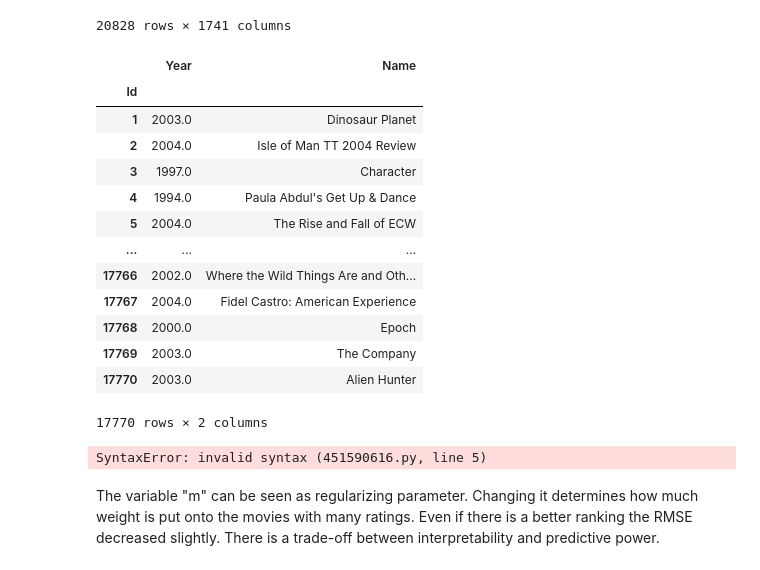
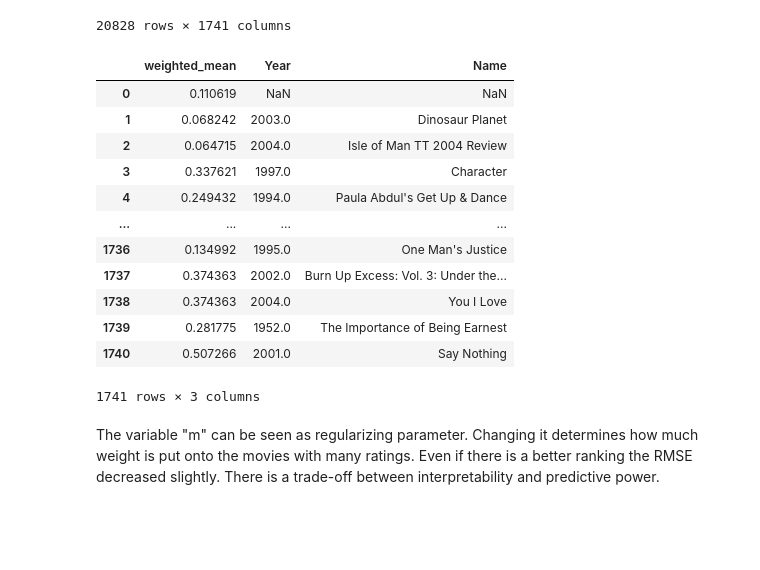
Before and after one commit to AndreyMLbootcamp/mec-mini-projects, a Jupyter notebook: mec-17.4.1-recommendation-systems-mini-project/Mini_Project_Recommendation_Systems.ipynb, the cells around one changed output. Saved outputs shown, nothing was run; the diff lists cells and outputs as text; code cells hidden in the pictures; blank space fills up the shorter version.

```diff
--- a/mec-17.4.1-recommendation-systems-mini-project/Mini_Project_Recommendation_Systems.ipynb
+++ b/mec-17.4.1-recommendation-systems-mini-project/Mini_Project_Recommendation_Systems.ipynb
@@ -491,28 +490,24 @@ df_p
 # %%
 # Weighted formula to compute the weighted rating
 weighted_score = (v/(v+m))* R+(m/(v+m)) * 𝐶
-# %%
-movie_titles
-# %% [output]
-|  | Year | Name |
-| Id |  |  |
-| 1 | 2003.0 | Dinosaur Planet |
-| 2 | 2004.0 | Isle of Man TT 2004 Review |
-| 3 | 1997.0 | Character |
-| 4 | 1994.0 | Paula Abdul's Get Up & Dance |
-| 5 | 2004.0 | The Rise and Fall of ECW |
-| ... | ... | ... |
-| 17766 | 2002.0 | Where the Wild Things Are and Oth... |
-| 17767 | 2004.0 | Fidel Castro: American Experience |
-| 17768 | 2000.0 | Epoch |
-| 17769 | 2003.0 | The Company |
-| 17770 | 2003.0 | Alien Hunter |
-17770 rows × 2 columns
 # %%
 # convert weighted_score into a dataframe
-weighted_mean = pd.DataFrame(weighted_score)
+weighted_mean = pd.DataFrame(weighted_score, columns=['weighted_mean'])
 weighted_mean
 # Combine the aggregated dataframes (wighted_mean & movie_titles)
-combined_df =
+combined_df = weighted_mean.join(movie_titles)
+combined_df
 # %% [output]
+|  | weighted_mean | Year | Name |
+| 0 | 0.110619 | NaN | NaN |
+| 1 | 0.068242 | 2003.0 | Dinosaur Planet |
+| 2 | 0.064715 | 2004.0 | Isle of Man TT 2004 Review |
+| 3 | 0.337621 | 1997.0 | Character |
+| 4 | 0.249432 | 1994.0 | Paula Abdul's Get Up & Dance |
+| ... | ... | ... | ... |
+| 1736 | 0.134992 | 1995.0 | One Man's Justice |
+| 1737 | 0.374363 | 2002.0 | Burn Up Excess: Vol. 3: Under the... |
+| 1738 | 0.374363 | 2004.0 | You I Love |
+| 1739 | 0.281775 | 1952.0 | The Importance of Being Earnest |
+| 1740 | 0.507266 | 2001.0 | Say Nothing |
-SyntaxError: invalid syntax (451590616.py, line 5)
+1741 rows × 3 columns
```
Also changed, not shown: parts of 39 cells of this notebook.
